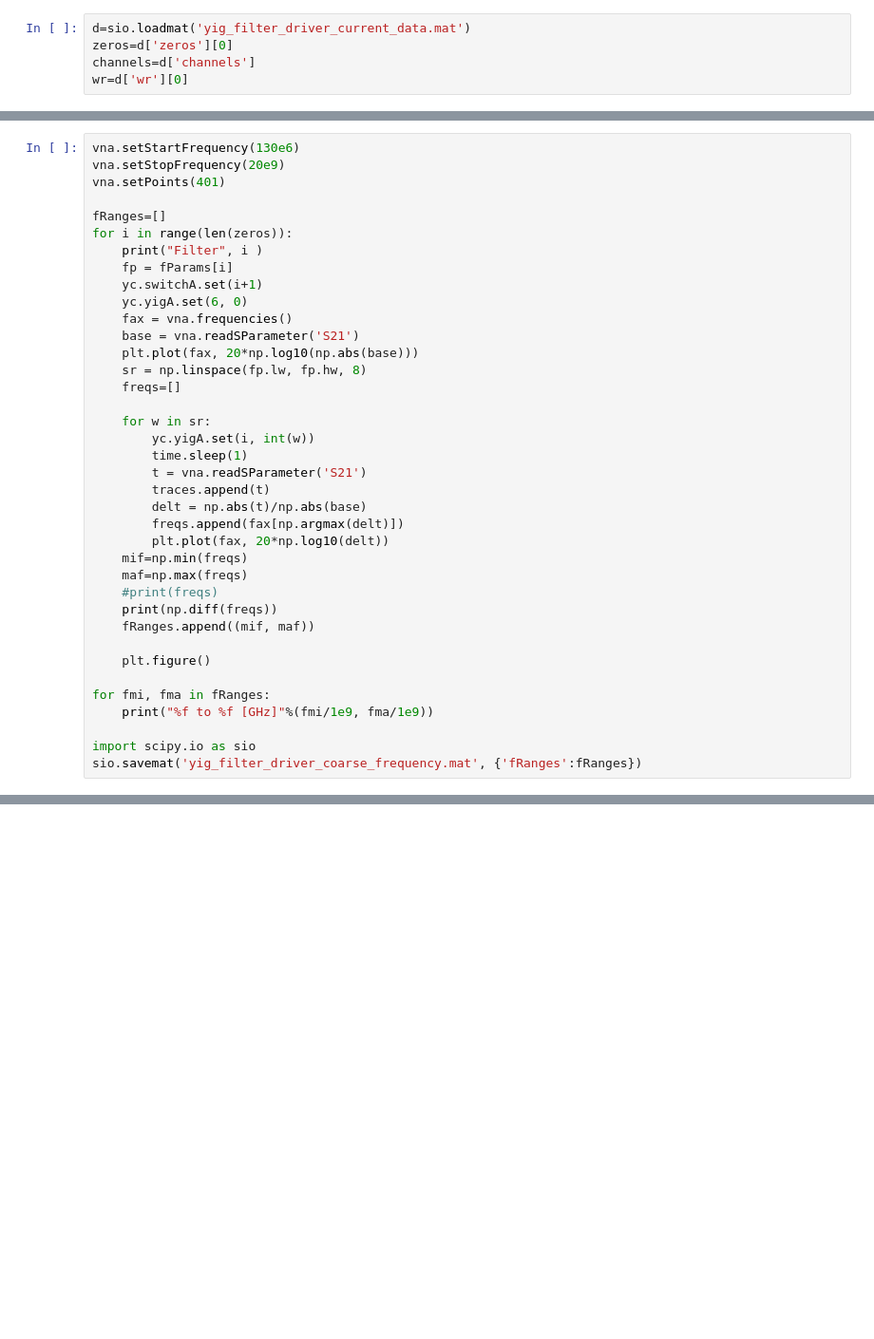
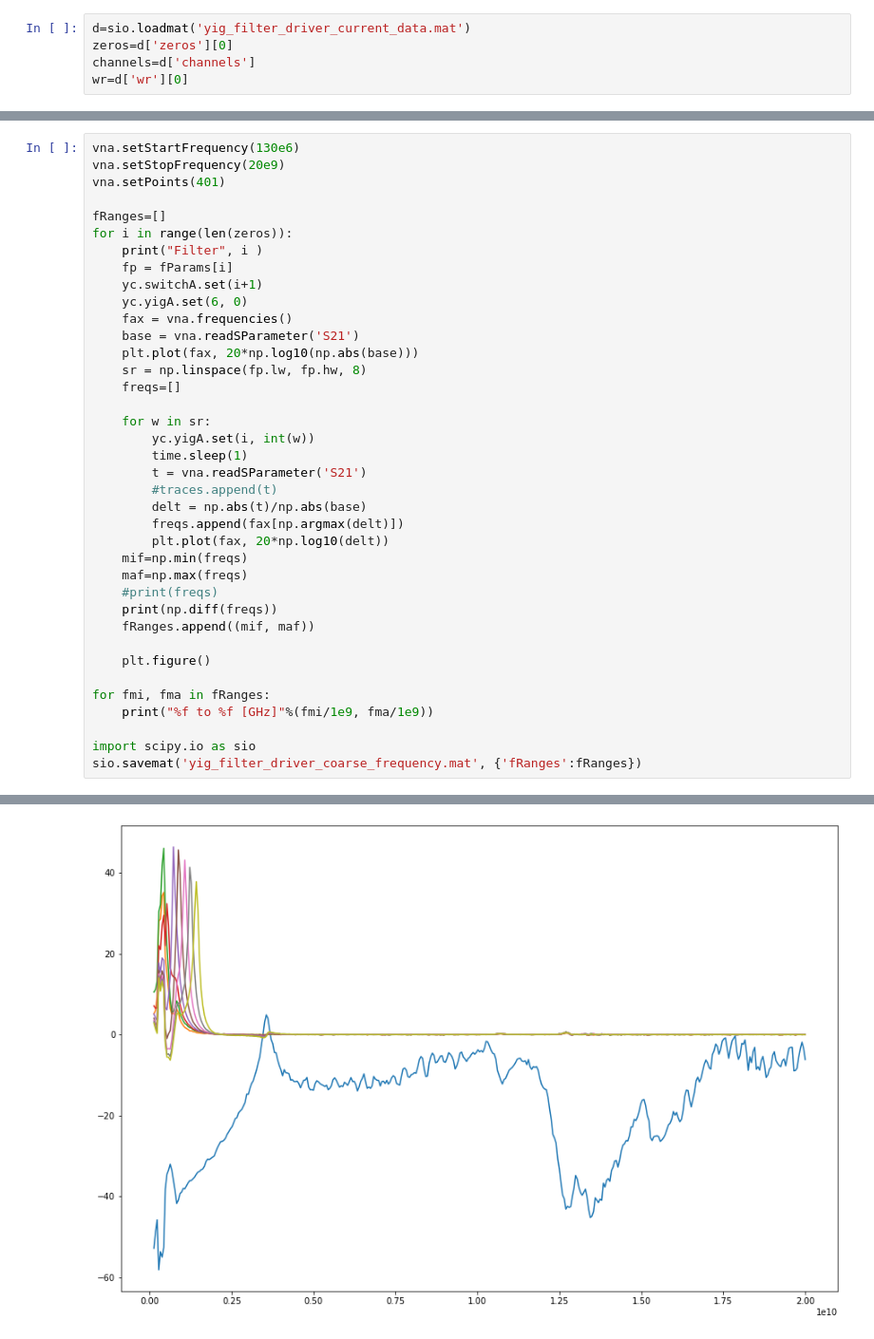
Before and after one commit to bjohan/yig_filter_bank_controller, a Jupyter notebook: py/yig_learning.ipynb, the cells around one changed output, grey strips where cells are left out. Shown at 95% size. Drawn from its saved outputs; the diff is of its cells as text; blank space fills up the shorter version.

```diff
--- a/py/yig_learning.ipynb
+++ b/py/yig_learning.ipynb
@@ -102,7 +105,7 @@ for i in range(len(zeros)):
         yc.yigA.set(i, int(w))
         time.sleep(1)
         t = vna.readSParameter('S21')
-        traces.append(t)
+        #traces.append(t)
         delt = np.abs(t)/np.abs(base)
         freqs.append(fax[np.argmax(delt)])
         plt.plot(fax, 20*np.log10(delt))
@@ -129,0 +143 @@ Filter 2
+[figure, added]
```
Also changed, not shown: parts of 6 cells of this notebook, 3 other files.
